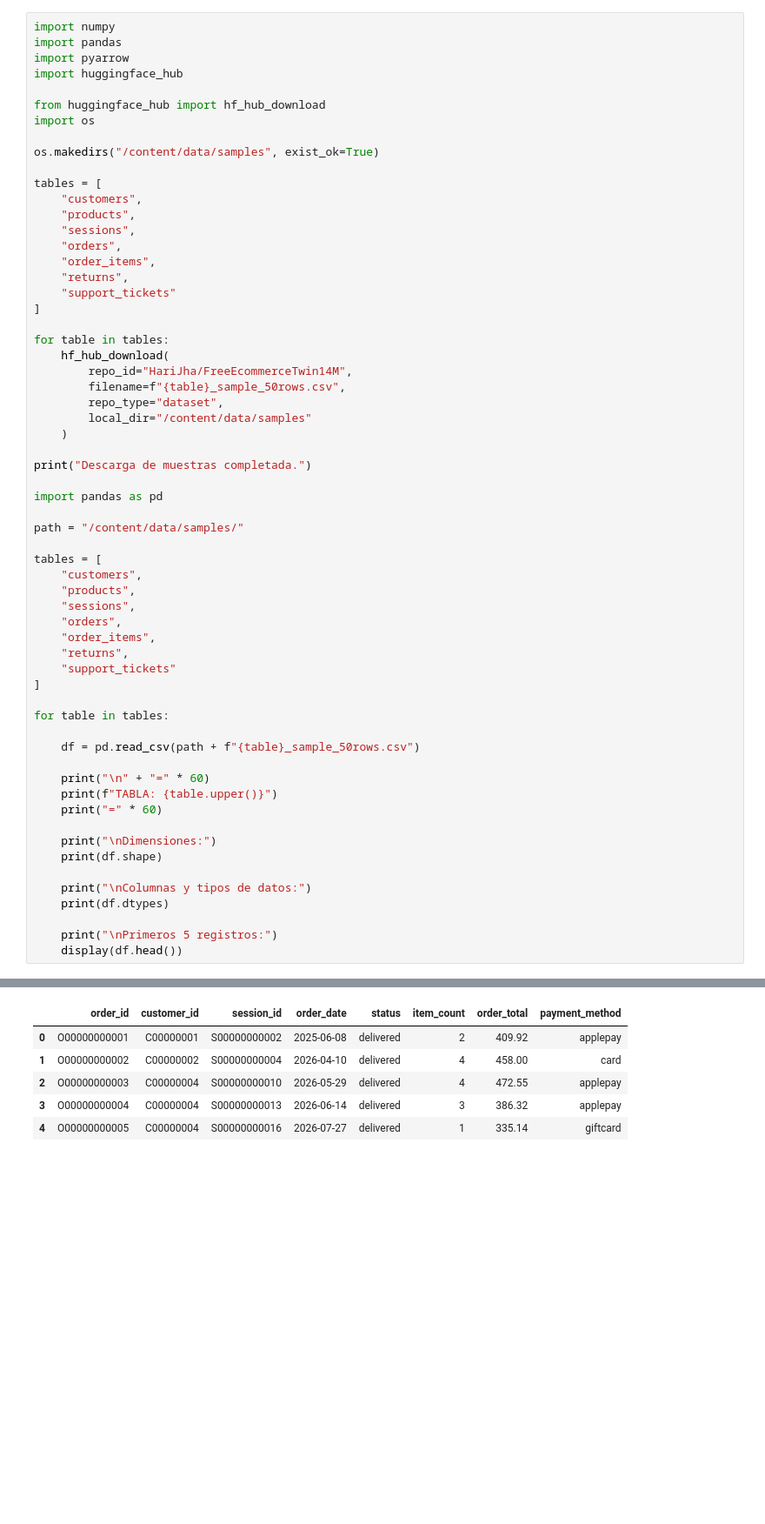
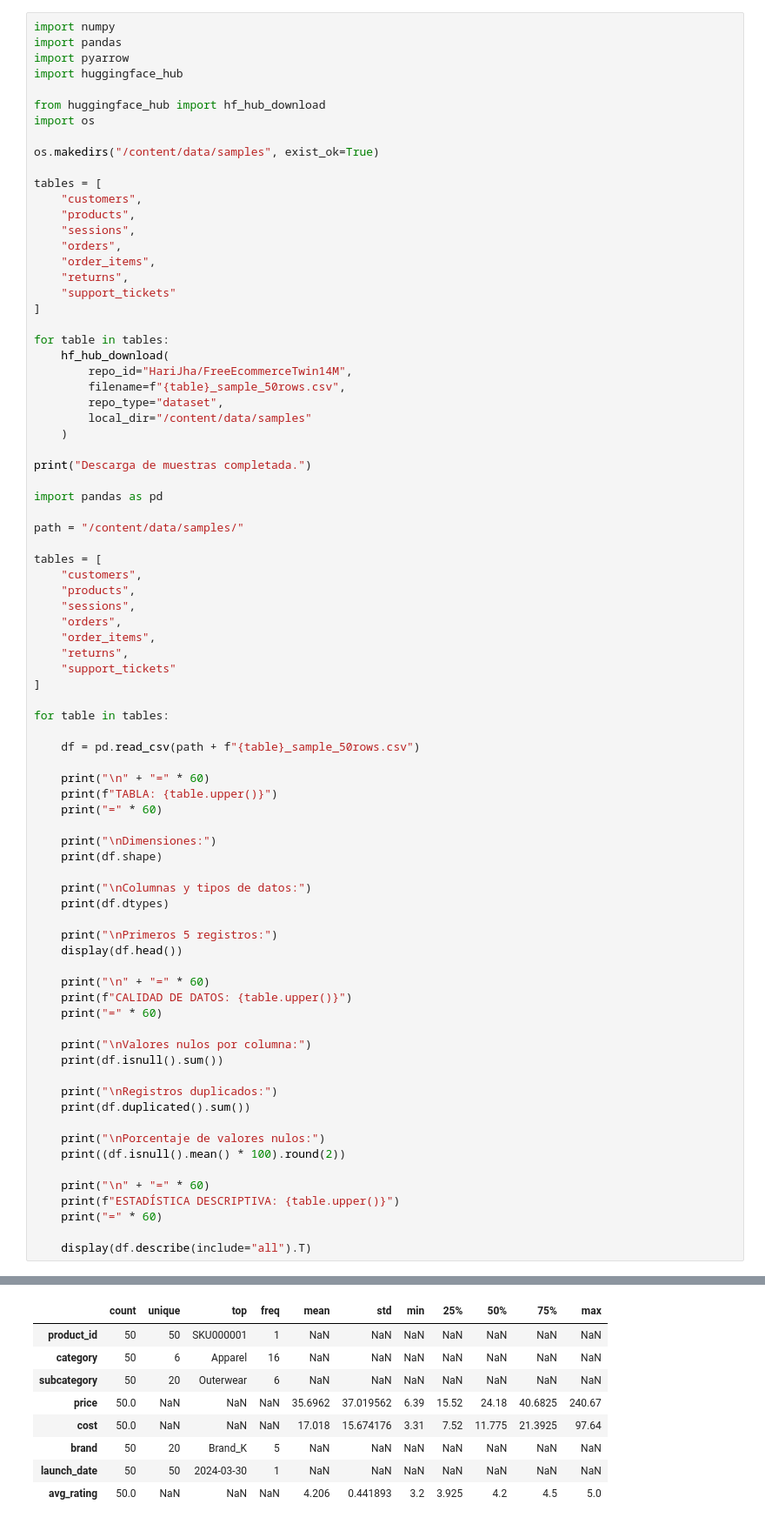
Before and after one commit to Garel00/E-Commerce_Project, a Jupyter notebook: E_Commerce.ipynb, the cells around one changed output, grey strips where cells are left out. Shown at 87% size. Drawn from its saved outputs; the diff is of its cells as text; blank space fills up the shorter version.

Commit message:
Análisis de datos de la pagina de comercio electrónico, la calidad de los datos parece ser buena.

```diff
--- a/E_Commerce.ipynb
+++ b/E_Commerce.ipynb
@@ -59,6 +61,25 @@ for table in tables:
 
     print("\nPrimeros 5 registros:")
     display(df.head())
+
+    print("\n" + "=" * 60)
+    print(f"CALIDAD DE DATOS: {table.upper()}")
+    print("=" * 60)
+
+    print("\nValores nulos por columna:")
+    print(df.isnull().sum())
+
+    print("\nRegistros duplicados:")
+    print(df.duplicated().sum())
+
+    print("\nPorcentaje de valores nulos:")
+    print((df.isnull().mean() * 100).round(2))
+
+    print("\n" + "=" * 60)
+    print(f"ESTADÍSTICA DESCRIPTIVA: {table.upper()}")
+    print("=" * 60)
+
+    display(df.describe(include="all").T)
 # %% [output]
 Descarga de muestras completada.
 
@@ -157,7 +177,10 @@ Primeros 5 registros:
-|  | order_id | customer_id | session_id | order_date | status | item_count | order_total | payment_method |
-| 0 | O00000000001 | C00000001 | S00000000002 | 2025-06-08 | delivered | 2 | 409.92 | applepay |
-| 1 | O00000000002 | C00000002 | S00000000004 | 2026-04-10 | delivered | 4 | 458.00 | card |
-| 2 | O00000000003 | C00000004 | S00000000010 | 2026-05-29 | delivered | 4 | 472.55 | applepay |
-| 3 | O00000000004 | C00000004 | S00000000013 | 2026-06-14 | delivered | 3 | 386.32 | applepay |
-| 4 | O00000000005 | C00000004 | S00000000016 | 2026-07-27 | delivered | 1 | 335.14 | giftcard |
+|  | count | unique | top | freq | mean | std | min | 25% | 50% | 75% | max |
+| product_id | 50 | 50 | SKU000001 | 1 | NaN | NaN | NaN | NaN | NaN | NaN | NaN |
+| category | 50 | 6 | Apparel | 16 | NaN | NaN | NaN | NaN | NaN | NaN | NaN |
+| subcategory | 50 | 20 | Outerwear | 6 | NaN | NaN | NaN | NaN | NaN | NaN | NaN |
+| price | 50.0 | NaN | NaN | NaN | 35.6962 | 37.019562 | 6.39 | 15.52 | 24.18 | 40.6825 | 240.67 |
+| cost | 50.0 | NaN | NaN | NaN | 17.018 | 15.674176 | 3.31 | 7.52 | 11.775 | 21.3925 | 97.64 |
+| brand | 50 | 20 | Brand_K | 5 | NaN | NaN | NaN | NaN | NaN | NaN | NaN |
+| launch_date | 50 | 50 | 2024-03-30 | 1 | NaN | NaN | NaN | NaN | NaN | NaN | NaN |
+| avg_rating | 50.0 | NaN | NaN | NaN | 4.206 | 0.441893 | 3.2 | 3.925 | 4.2 | 4.5 | 5.0 |
 ============================================================
```
Also changed, not shown: parts of 2 cells of this notebook.
